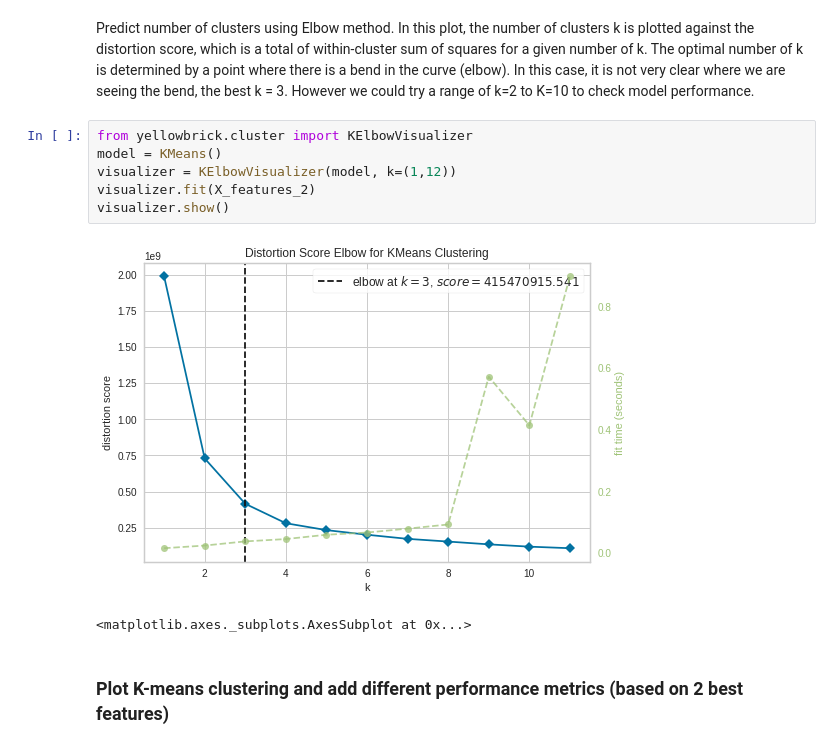
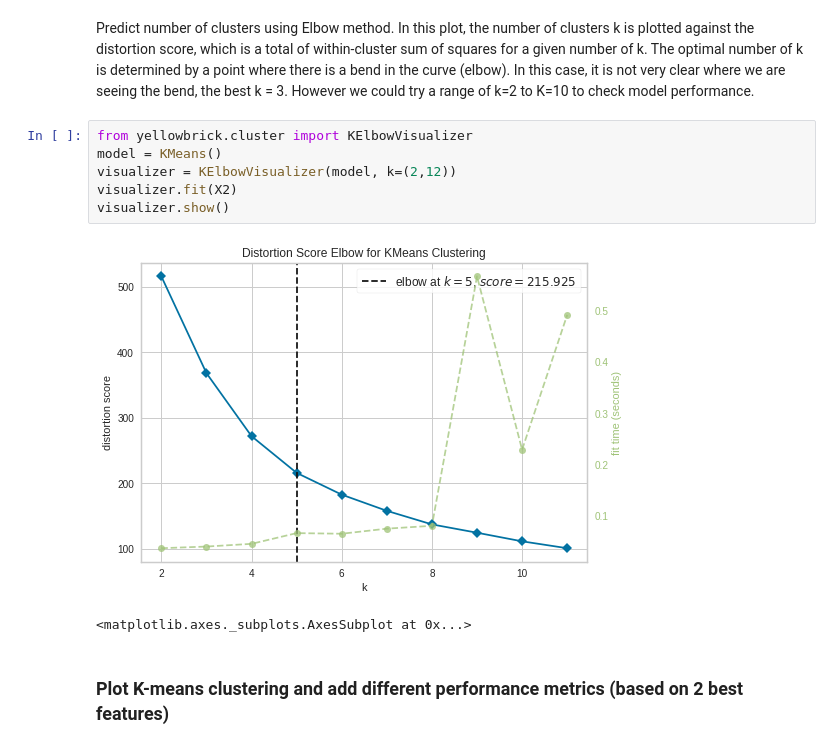
Before and after one commit to Migaalee/machine_learning, a Jupyter notebook: Assigment2_AA.ipynb, the cells around one changed output. Drawn from its saved outputs; the diff is of its cells as text.

```diff
--- a/Assigment2_AA.ipynb
+++ b/Assigment2_AA.ipynb
@@ -698,11 +557,11 @@ In this plot, the number of clusters k is plotted against the distortion score,
 # %%
 from yellowbrick.cluster import KElbowVisualizer
 model = KMeans()
-visualizer = KElbowVisualizer(model, k=(1,12))
-visualizer.fit(X_features_2)
+visualizer = KElbowVisualizer(model, k=(2,12))
+visualizer.fit(X2)
 visualizer.show()
 # %% [output]
-[figure, old version]
+[figure, new version]
 <matplotlib.axes._subplots.AxesSubplot at 0x...>
 # %% [markdown]
 ### Plot K-means clustering and add different performance metrics (based on 2 best features)
```
Also changed, not shown: parts of 53 cells of this notebook.
